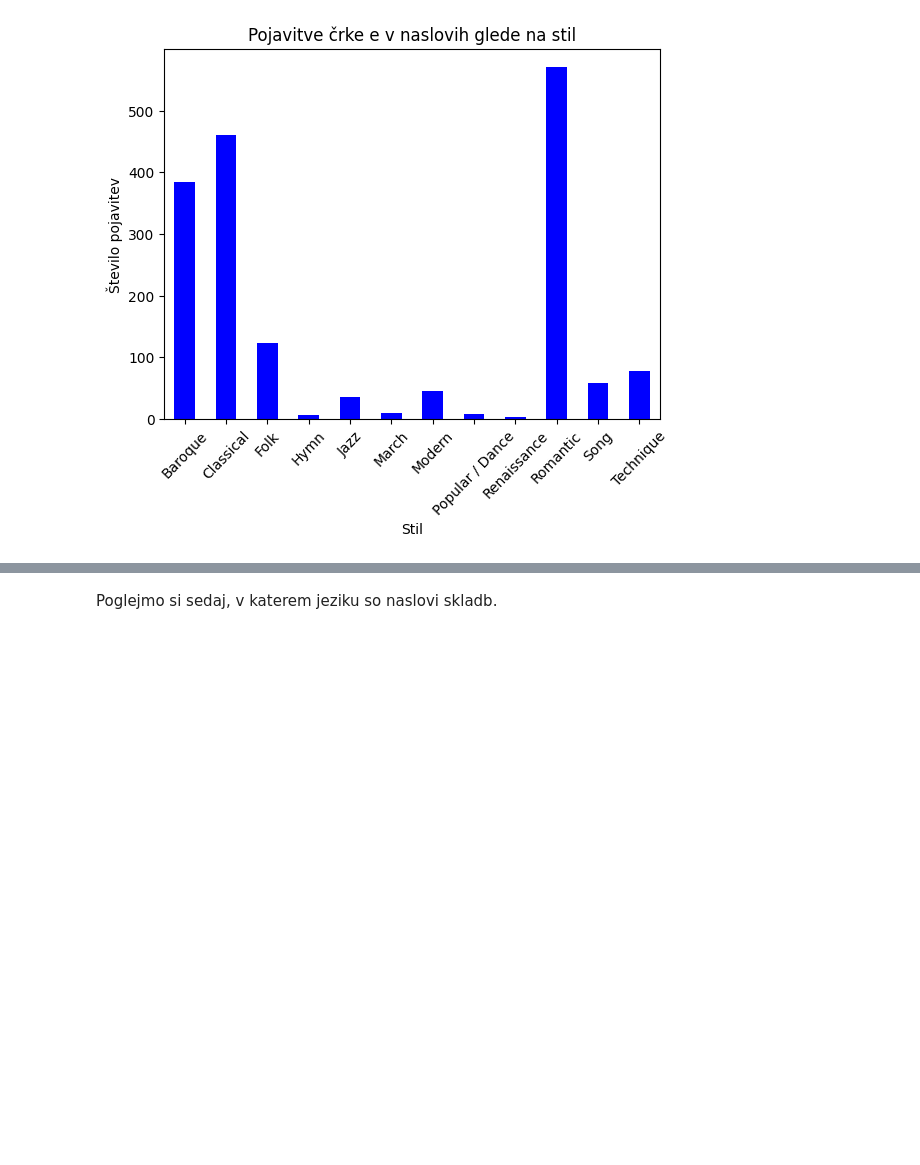
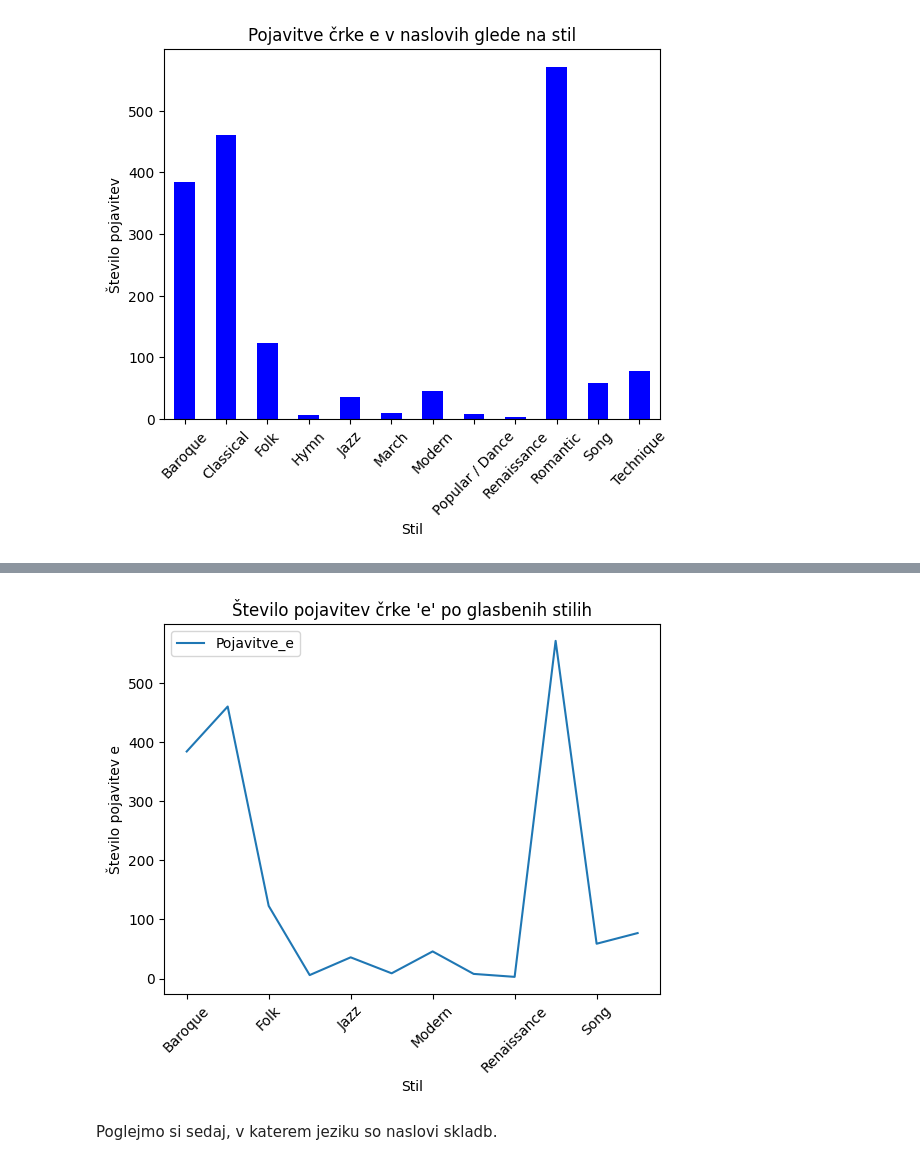
Before and after one commit to mm86903/UVP, a Jupyter notebook: analiza_podatkov.ipynb, the cells around one changed output, grey strips where cells are left out. Saved outputs shown, nothing was run; the diff lists cells and outputs as text; code cells hidden in the pictures; blank space fills up the shorter version.

```diff
--- a/analiza_podatkov.ipynb
+++ b/analiza_podatkov.ipynb
@@ -241,3 +262,15 @@ plt.show()
+# %%
+frekvenca_stila_df = pd.DataFrame({                        #naredimo tabelco
+    "Stil": frekvenca_stila.index,
+    "Pojavitve_e": frekvenca_stila.values
+})
+
+frekvenca_stila_df.set_index("Stil", inplace=True)          #nastimamo stil za indeks
+frekvenca_stila_df.plot.line(xlabel="Stil", ylabel="Število pojavitev e", title="Število pojavitev črke 'e' po glasbenih stilih")
+plt.xticks(rotation=45)
+plt.show()
+# %% [output]
+[figure, added]
 # %% [markdown]
 Poglejmo si sedaj, v katerem jeziku so naslovi skladb.
 # %%
```
Also changed, not shown: parts of 7 cells of this notebook, 1 other file.
